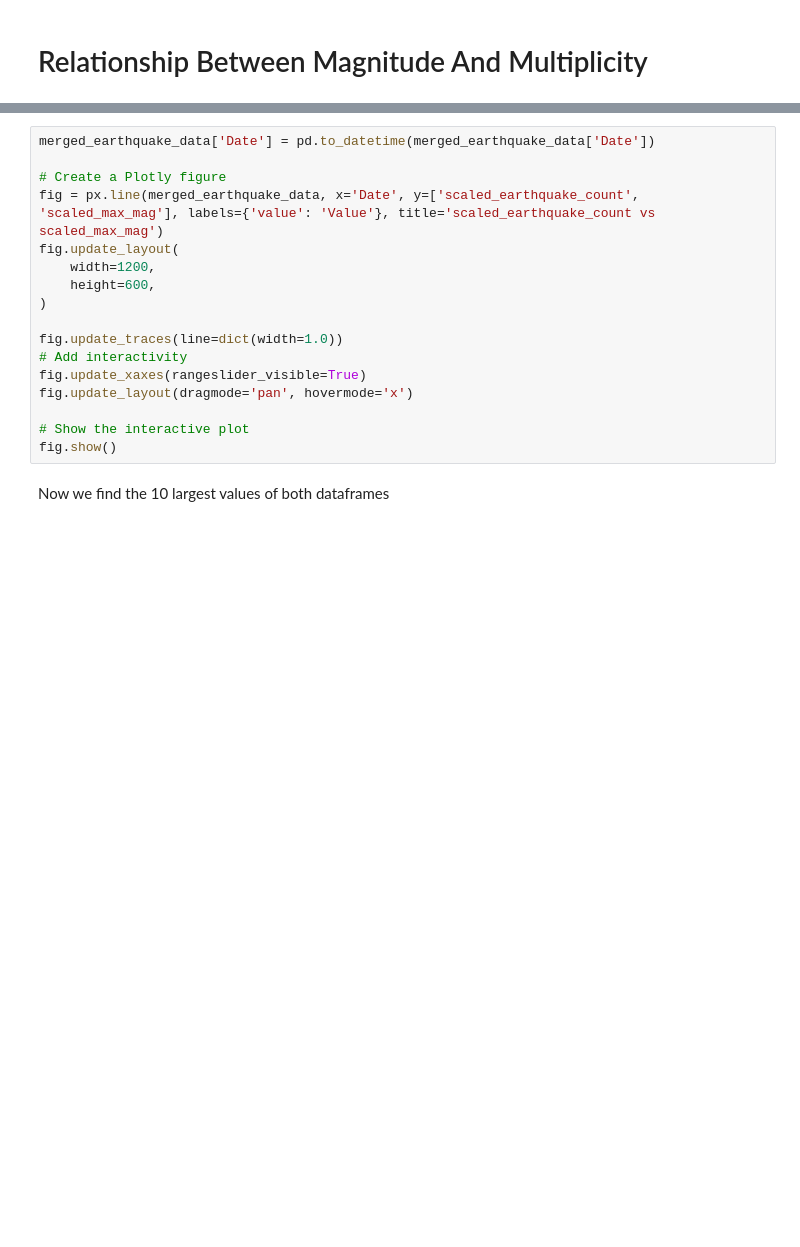
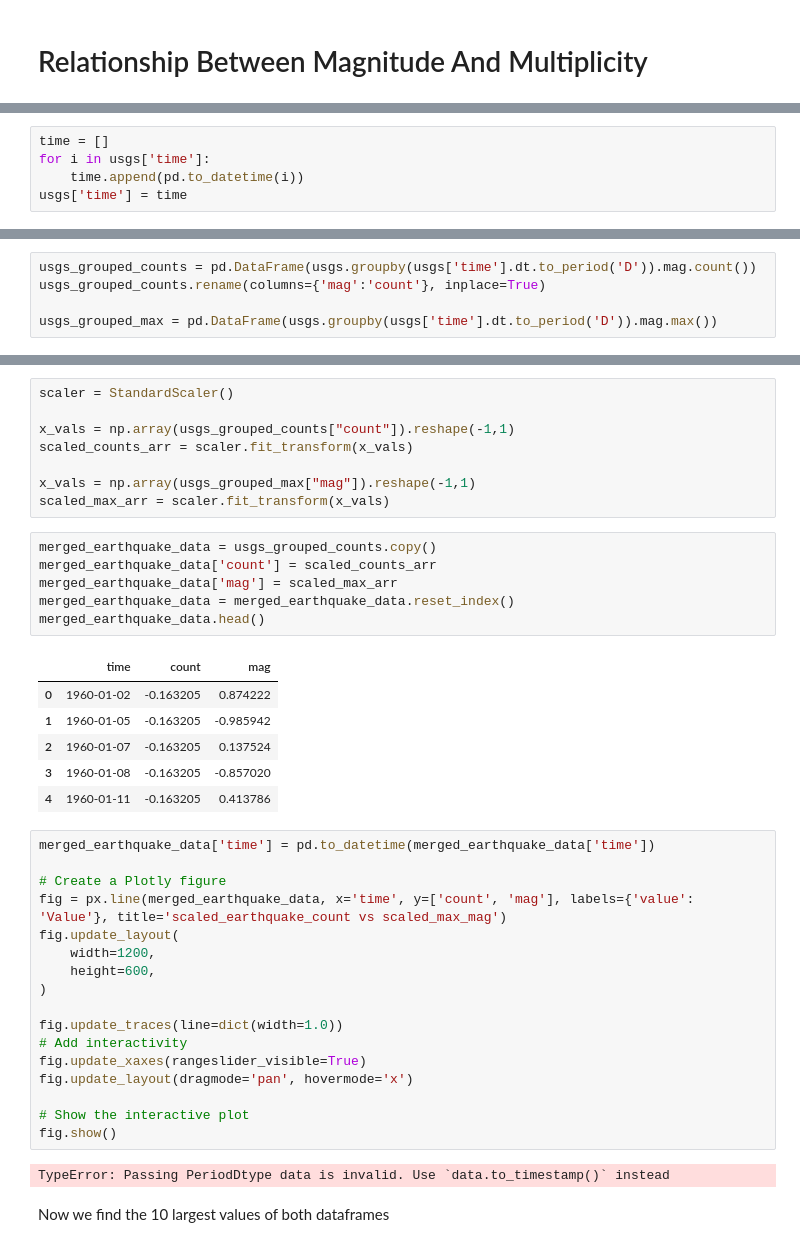
Before and after one commit to TheV123/EarthquakeHistoricalDataAnalysis, a Jupyter notebook: website/magnitude_and_multiplicity.ipynb, the cells around one changed output, grey strips where cells are left out. Cells and saved outputs as stored; diff of their text form; blank space fills up the shorter version.

```diff
--- a/website/magnitude_and_multiplicity.ipynb
+++ b/website/magnitude_and_multiplicity.ipynb
@@ -50,0 +42,5 @@ merged_earthquake_data.head()
+# %%
+time = []
+for i in usgs['time']:
+    time.append(pd.to_datetime(i))
+usgs['time'] = time
@@ -50,0 +50,5 @@ merged_earthquake_data.head()
+# %%
+usgs_grouped_counts = pd.DataFrame(usgs.groupby(usgs['time'].dt.to_period('D')).mag.count())
+usgs_grouped_counts.rename(columns={'mag':'count'}, inplace=True)
+
+usgs_grouped_max = pd.DataFrame(usgs.groupby(usgs['time'].dt.to_period('D')).mag.max())
@@ -51,8 +60,29 @@ merged_earthquake_data.head()
+# %%
+scaler = StandardScaler()
+
+x_vals = np.array(usgs_grouped_counts["count"]).reshape(-1,1)
+scaled_counts_arr = scaler.fit_transform(x_vals)
+
+x_vals = np.array(usgs_grouped_max["mag"]).reshape(-1,1)
+scaled_max_arr = scaler.fit_transform(x_vals)
+# %%
+merged_earthquake_data = usgs_grouped_counts.copy()
+merged_earthquake_data['count'] = scaled_counts_arr
+merged_earthquake_data['mag'] = scaled_max_arr
+merged_earthquake_data = merged_earthquake_data.reset_index()
+merged_earthquake_data.head()
+# %% [output]
+|  | time | count | mag |
+| 0 | 1960-01-02 | -0.163205 | 0.874222 |
+| 1 | 1960-01-05 | -0.163205 | -0.985942 |
+| 2 | 1960-01-07 | -0.163205 | 0.137524 |
+| 3 | 1960-01-08 | -0.163205 | -0.857020 |
+| 4 | 1960-01-11 | -0.163205 | 0.413786 |
 # %%
-merged_earthquake_data['Date'] = pd.to_datetime(merged_earthquake_data['Date'])
+merged_earthquake_data['time'] = pd.to_datetime(merged_earthquake_data['time'])
 
 # Create a Plotly figure
-fig = px.line(merged_earthquake_data, x='Date', y=['scaled_earthquake_count', 'scaled_max_mag'], labels={'value': 'Value'}, title='scaled_earthquake_count vs scaled_max_mag')
+fig = px.line(merged_earthquake_data, x='time', y=['count', 'mag'], labels={'value': 'Value'}, title='scaled_earthquake_count vs scaled_max_mag')
 fig.update_layout(
     width=1200,
     height=600,
@@ -65,6 +95,8 @@ fig.update_layout(dragmode='pan', hovermode='x')
 
 # Show the interactive plot
 fig.show()
+# %% [output]
+TypeError: Passing PeriodDtype data is invalid. Use `data.to_timestamp()` instead
 # %% [markdown]
 Now we find the 10 largest values of both dataframes
 # %%
```
Also changed, not shown: parts of 14 cells of this notebook, 1 other file.
